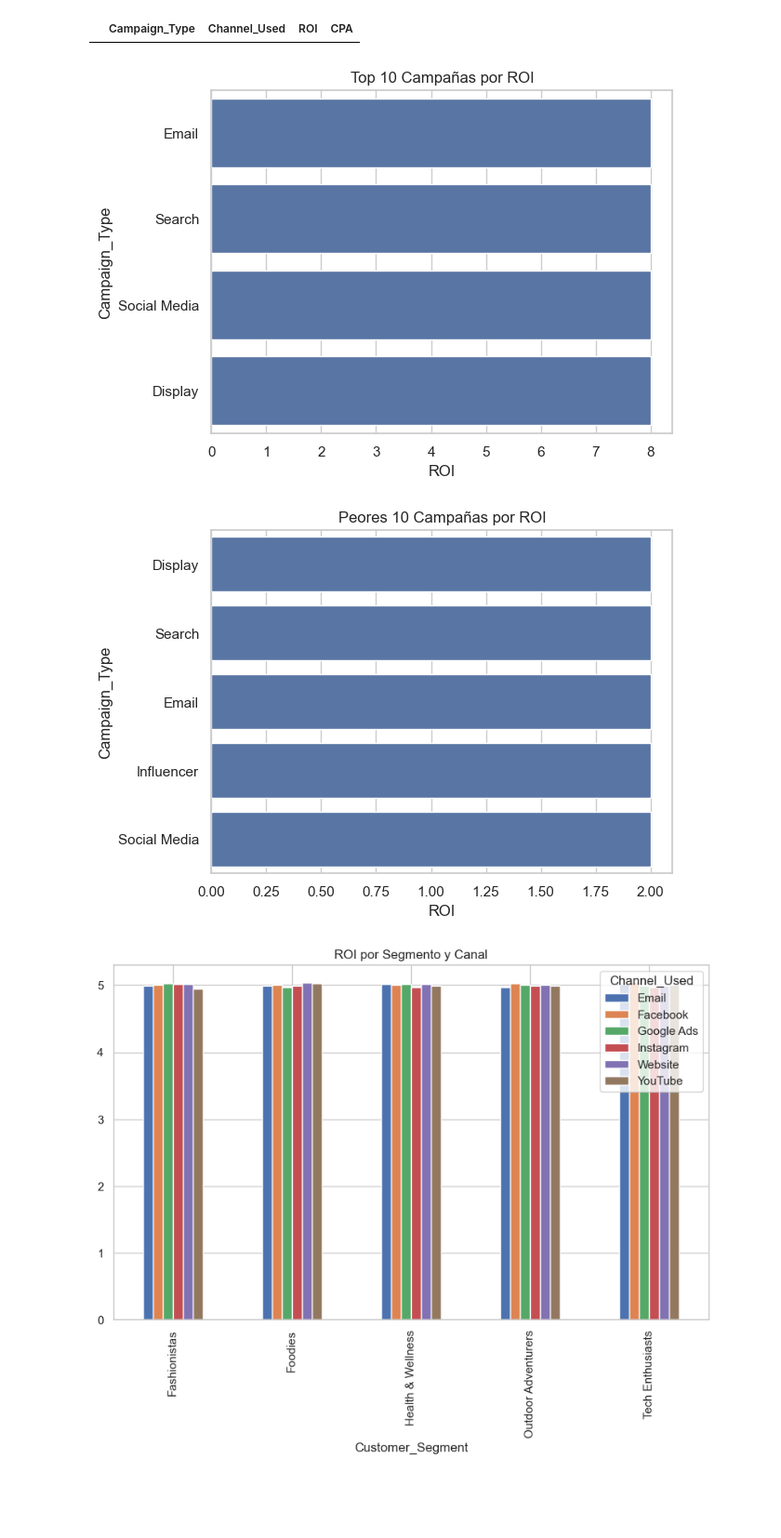
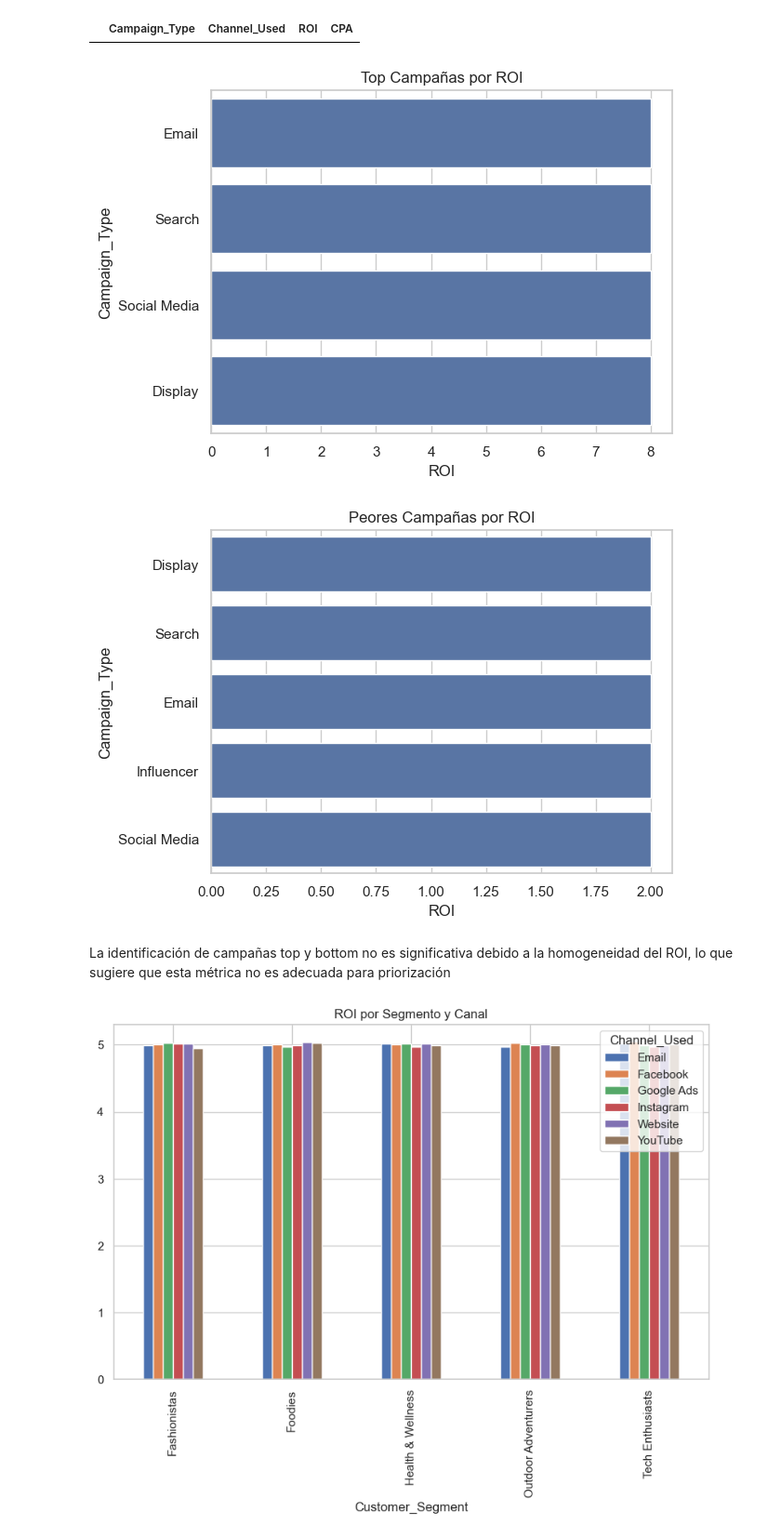
Before and after one commit to ariadnaschz/Marketing-Niche-Discovery, a Jupyter notebook: Notebooks/analysis.ipynb, the cells around one changed output. Shown at 93% size. Saved outputs shown, nothing was run; the diff lists cells and outputs as text; code cells hidden in the pictures; blank space fills up the shorter version.

```diff
--- a/Notebooks/analysis.ipynb
+++ b/Notebooks/analysis.ipynb
@@ -220,21 +211,23 @@ inefficient[['Campaign_Type', 'Channel_Used', 'ROI', 'CPA']].head()
 # %%
 # Top & Bottom Campaigns
 top_campaigns = df.sort_values(by='ROI', ascending=False).head(10)
 bottom_campaigns = df.sort_values(by='ROI').head(10)
 
 # Visualización de campañas top y bottom
 plt.figure()
 sns.barplot(x='ROI', y='Campaign_Type', data=top_campaigns)
-plt.title("Top 10 Campañas por ROI")
+plt.title("Top Campañas por ROI")
 plt.show()
 
 plt.figure()
 sns.barplot(x='ROI', y='Campaign_Type', data=bottom_campaigns)
-plt.title("Peores 10 Campañas por ROI")
+plt.title("Peores Campañas por ROI")
 plt.show()
 # %% [output]
-[figure, old version]
+[figure, new version]
-[figure, old version]
+[figure, new version]
+# %% [markdown]
+La identificación de campañas top y bottom no es significativa debido a la homogeneidad del ROI, lo que sugiere que esta métrica no es adecuada para priorización
 # %%
 # Segment Performance
 segment_analysis = df.groupby(['Customer_Segment', 'Channel_Used'])['ROI'].mean().unstack()
```
Also changed, not shown: parts of 6 cells of this notebook, 1 other file.
